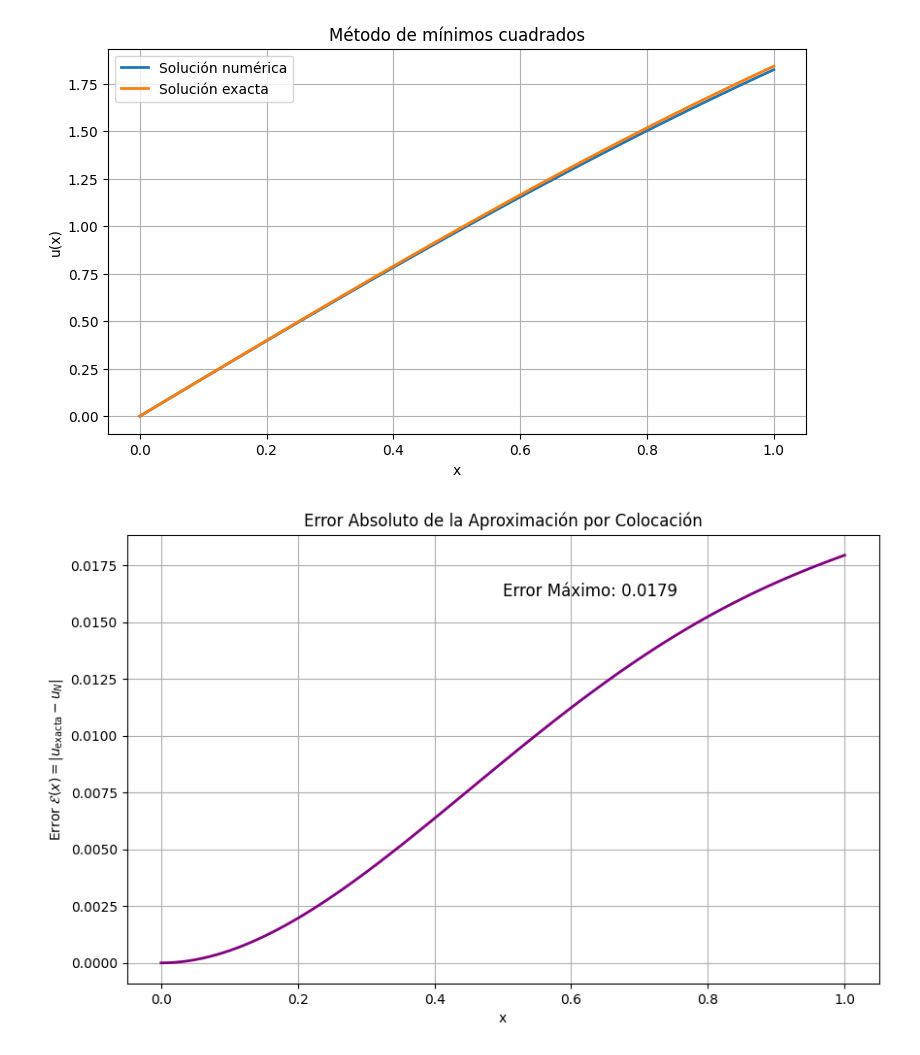
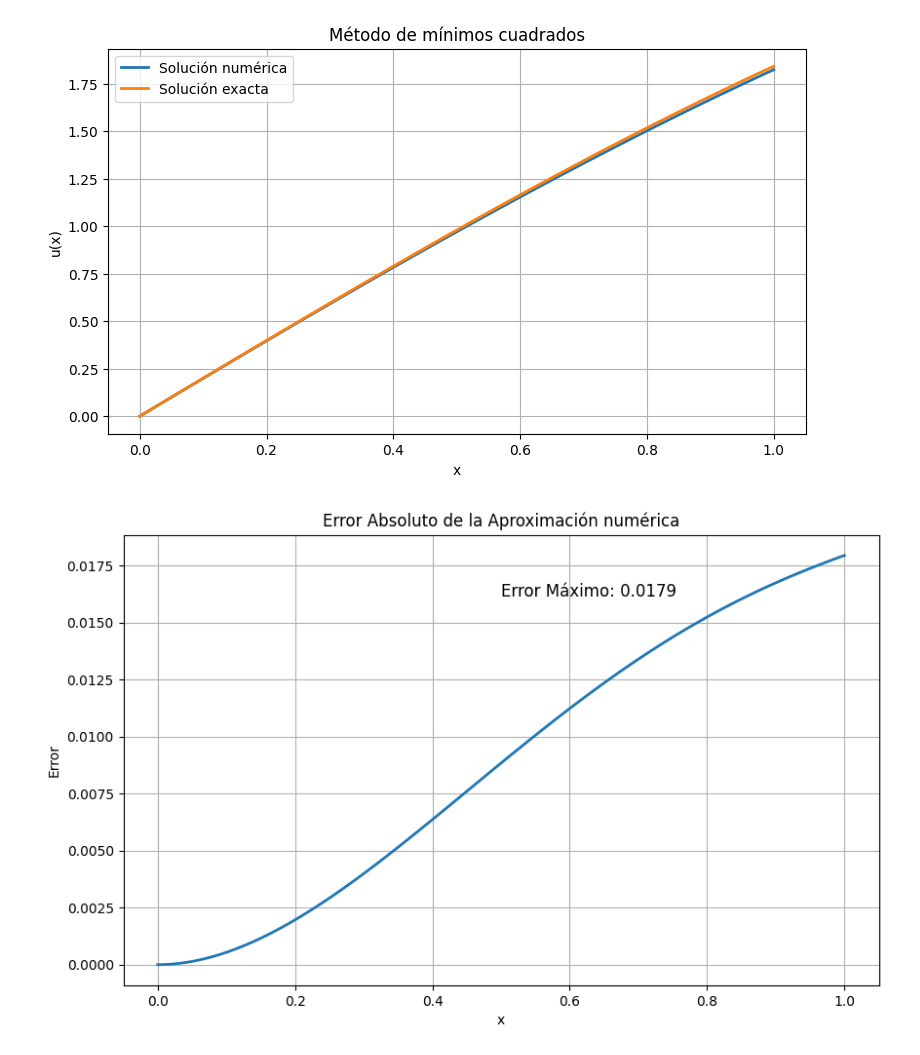
Before and after one commit to EfrainHernandezCortes/EDP2, a Jupyter notebook: Método_de_colocación.ipynb, the cells around one changed output. Saved outputs shown, nothing was run; the diff lists cells and outputs as text; code cells hidden in the pictures.

```diff
--- a/Método_de_colocación.ipynb
+++ b/Método_de_colocación.ipynb
@@ -123,25 +123,25 @@ plt.show()
 # %%
 u_aprox_expr = u_n.subs({a: a_val, b: b_val})
 
 error_expr = sp.Abs(u_exacta_expr - u_aprox_expr) #Error
 
 error_num = sp.lambdify(x, error_expr, 'numpy') #Convertir el error a función numérica
 
 xx = np.linspace(0, 1, 100)
 yy_error = error_num(xx)
 
 plt.figure(figsize=(10, 6))
-plt.plot(xx, yy_error, color='purple', linewidth=2)
-plt.title('Error Absoluto de la Aproximación por Colocación')
+plt.plot(xx, yy_error, linewidth=2)
+plt.title('Error Absoluto de la Aproximación numérica')
 plt.xlabel('x')
-plt.ylabel('Error $\\mathcal{E}(x) = |u_{\\text{exacta}} - u_N|$')
+plt.ylabel('Error')
 plt.grid(True)
 #Error máximo
 error_max = np.max(yy_error)
 plt.annotate(f'Error Máximo: {error_max:.4f}',
              xy=(0.5, error_max * 0.9),
              xytext=(0.5, error_max * 0.9),
              fontsize=12)
 plt.show()
 # %% [output]
-[figure, old version]
+[figure, new version]
```
